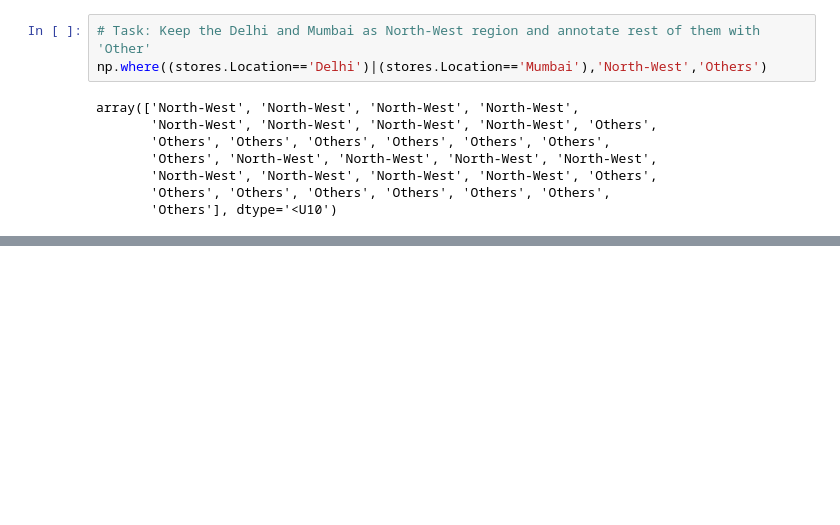
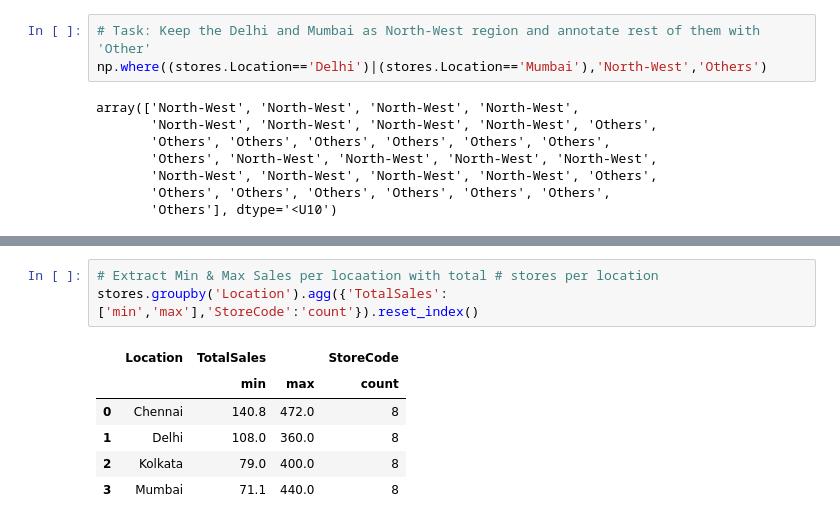
Before and after one commit to ravindrapal001/Python-Case-Studies, a Jupyter notebook: stores.ipynb, the cells around one changed output, grey strips where cells are left out. Drawn from its saved outputs; the diff is of its cells as text; blank space fills up the shorter version.

```diff
--- a/stores.ipynb
+++ b/stores.ipynb
@@ -851,0 +891,10 @@ array(['North-West', 'North-West', 'North-West', 'North-West',
+# %%
+# Extract Min & Max Sales per locaation with total # stores per location
+stores.groupby('Location').agg({'TotalSales':['min','max'],'StoreCode':'count'}).reset_index()
+# %% [output]
+|  | Location | TotalSales |  | StoreCode |
+|  |  | min | max | count |
+| 0 | Chennai | 140.8 | 472.0 | 8 |
+| 1 | Delhi | 108.0 | 360.0 | 8 |
+| 2 | Kolkata | 79.0 | 400.0 | 8 |
+| 3 | Mumbai | 71.1 | 440.0 | 8 |
```
Also changed, not shown: parts of 13 cells of this notebook.
